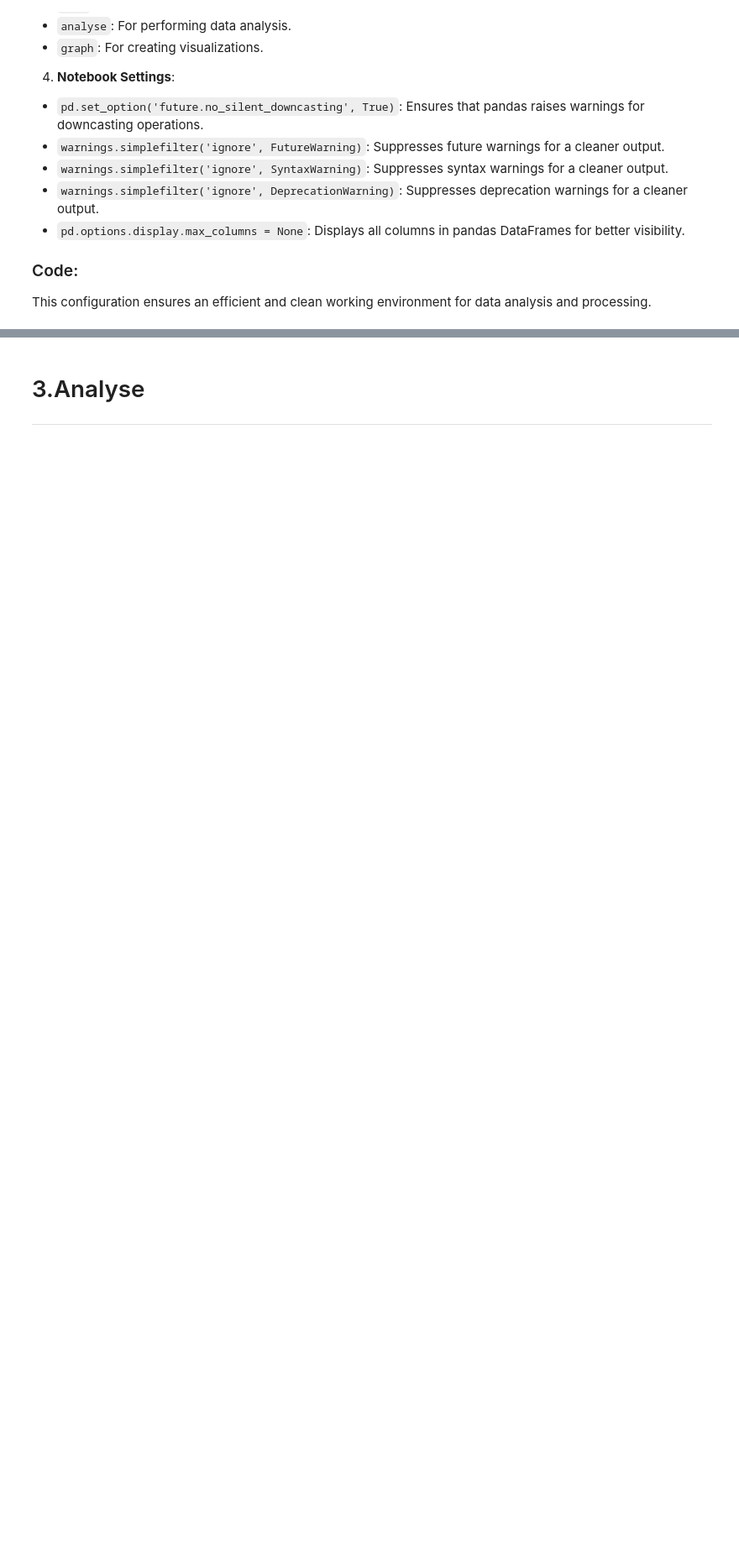
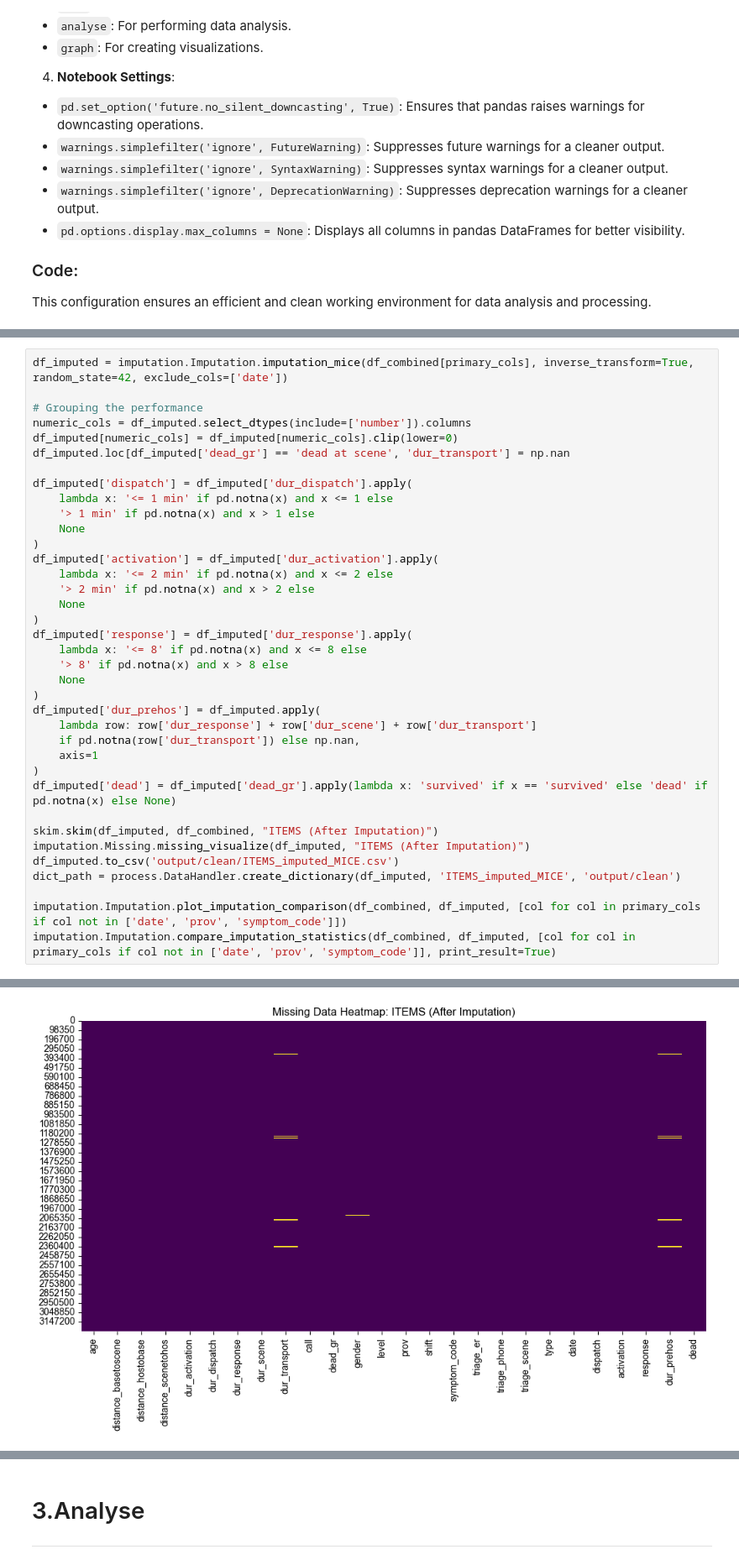
Before and after one commit to Ramathibodi-HPSR/Prehos, a Jupyter notebook: main.ipynb, the cells around one changed output, grey strips where cells are left out. Shown at 84% size. Drawn from its saved outputs; the diff is of its cells as text; blank space fills up the shorter version.

```diff
--- a/main.ipynb
+++ b/main.ipynb
@@ -1054,0 +623,38 @@ visualization will be conducted on *Tableau software*
+# %%
+df_imputed = imputation.Imputation.imputation_mice(df_combined[primary_cols], inverse_transform=True, random_state=42, exclude_cols=['date'])
+
+# Grouping the performance
+numeric_cols = df_imputed.select_dtypes(include=['number']).columns
+df_imputed[numeric_cols] = df_imputed[numeric_cols].clip(lower=0)
+df_imputed.loc[df_imputed['dead_gr'] == 'dead at scene', 'dur_transport'] = np.nan
+
+df_imputed['dispatch'] = df_imputed['dur_dispatch'].apply(
+    lambda x: '<= 1 min' if pd.notna(x) and x <= 1 else
+    '> 1 min' if pd.notna(x) and x > 1 else
+    None
+)
+df_imputed['activation'] = df_imputed['dur_activation'].apply(
+    lambda x: '<= 2 min' if pd.notna(x) and x <= 2 else
+    '> 2 min' if pd.notna(x) and x > 2 else
+    None
+)
+df_imputed['response'] = df_imputed['dur_response'].apply(
+    lambda x: '<= 8' if pd.notna(x) and x <= 8 else
+    '> 8' if pd.notna(x) and x > 8 else
+    None
+)
+df_imputed['dur_prehos'] = df_imputed.apply(
+    lambda row: row['dur_response'] + row['dur_scene'] + row['dur_transport']
+    if pd.notna(row['dur_transport']) else np.nan,
+    axis=1
+)
+df_imputed['dead'] = df_imputed['dead_gr'].apply(lambda x: 'survived' if x == 'survived' else 'dead' if pd.notna(x) else None)
+
+skim.skim(df_imputed, df_combined, "ITEMS (After Imputation)")
+imputation.Missing.missing_visualize(df_imputed, "ITEMS (After Imputation)")
+df_imputed.to_csv('output/clean/ITEMS_imputed_MICE.csv')
+dict_path = process.DataHandler.create_dictionary(df_imputed, 'ITEMS_imputed_MICE', 'output/clean')
+
+imputation.Imputation.plot_imputation_comparison(df_combined, df_imputed, [col for col in primary_cols if col not in ['date', 'prov', 'symptom_code']])
+imputation.Imputation.compare_imputation_statistics(df_combined, df_imputed, [col for col in primary_cols if col not in ['date', 'prov', 'symptom_code']], print_result=True)
+# %% [output]
@@ -1054,0 +678 @@ visualization will be conducted on *Tableau software*
+[figure, added]
```
Also changed, not shown: parts of 81 cells of this notebook.
